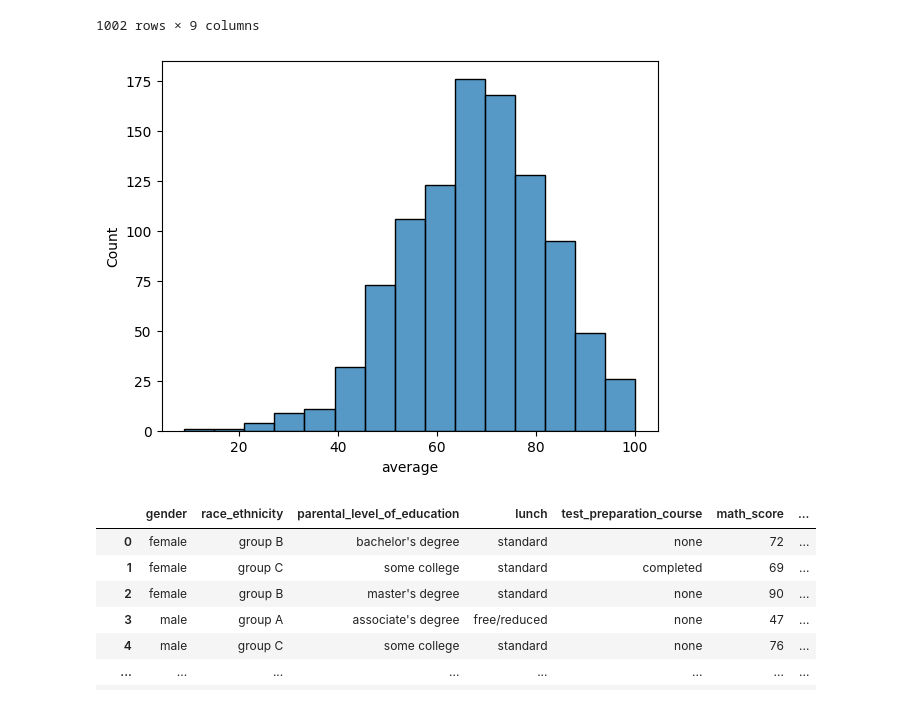
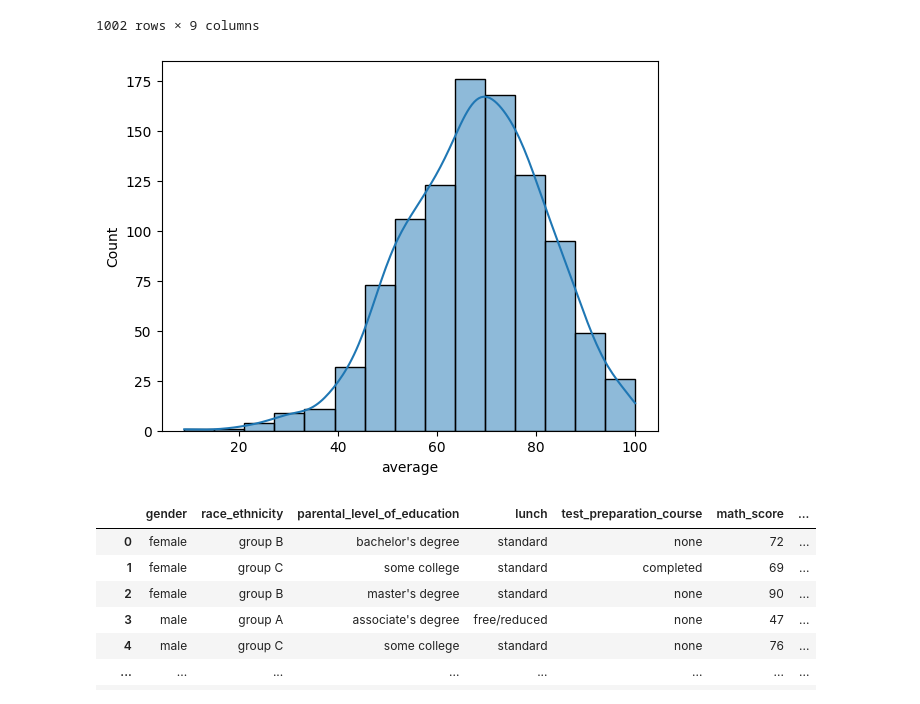
Before and after one commit to priyasonkar03/Basic_DataAnalyticsTask, a Jupyter notebook: research/main.ipynb, the cells around one changed output. Cells and saved outputs as stored; diff of their text form; code cells hidden in the pictures.

```diff
--- a/research/main.ipynb
+++ b/research/main.ipynb
@@ -181,10 +165,10 @@ df
 | 1001 | female | group D | some college | free/reduced | none | 77 | ... |
 1002 rows × 9 columns
 # %%
-sns.histplot(df["average"], bins=15)
+sns.histplot(df["average"],kde=True, bins=15)
 plt.show()
 # %% [output]
-[figure, old version]
+[figure, new version]
 # %%
 df
 # %% [output]
```
Also changed, not shown: parts of 21 cells of this notebook, 3 other files.
